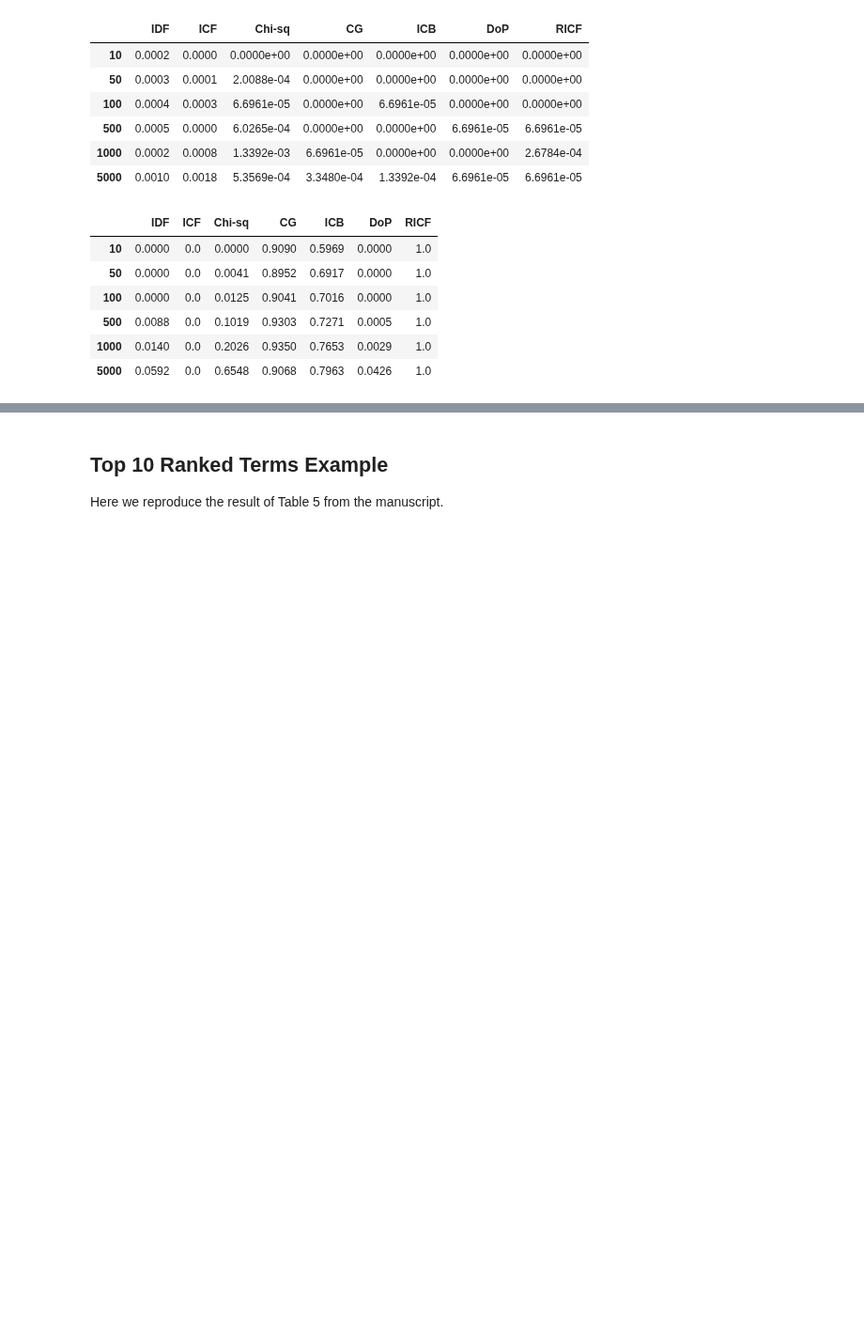
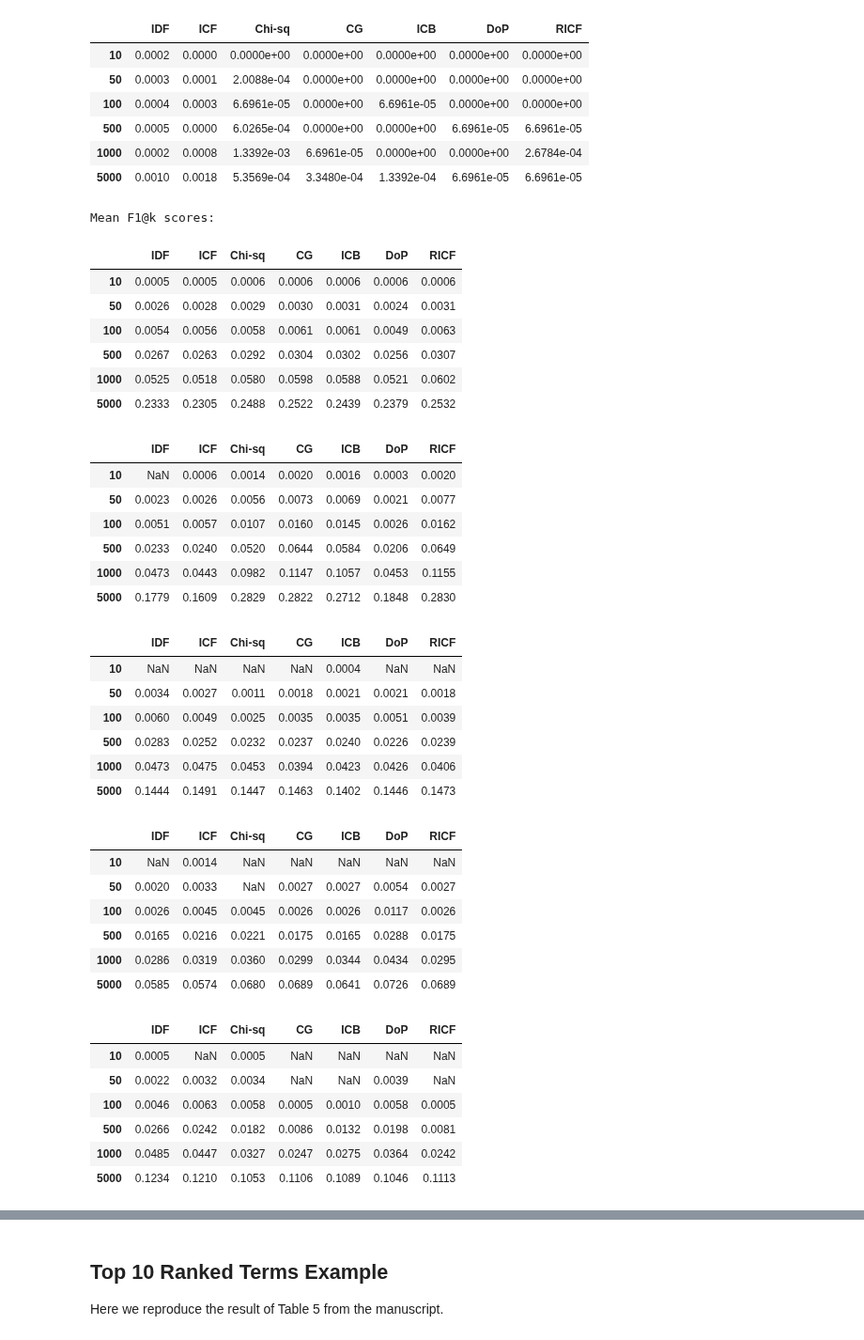
Before and after one commit to Sheridan-Stable/bursty-term-measure, a Jupyter notebook: genia/3-tables/tables.ipynb, the cells around one changed output, grey strips where cells are left out. Shown at 94% size. Saved outputs shown, nothing was run; the diff lists cells and outputs as text; code cells hidden in the pictures; blank space fills up the shorter version.

Commit message:
f1 at k score function

```diff
--- a/genia/3-tables/tables.ipynb
+++ b/genia/3-tables/tables.ipynb
@@ -642,31 +675,51 @@ R@k scores standard deviations:
 | 500 | 0.0005 | 0.0000 | 6.0265e-04 | 0.0000e+00 | 0.0000e+00 | 6.6961e-05 | 6.6961e-05 |
 | 1000 | 0.0002 | 0.0008 | 1.3392e-03 | 6.6961e-05 | 0.0000e+00 | 0.0000e+00 | 2.6784e-04 |
 | 5000 | 0.0010 | 0.0018 | 5.3569e-04 | 3.3480e-04 | 1.3392e-04 | 6.6961e-05 | 6.6961e-05 |
-# %%
-def calculate_mean_rbo_scores(scores_list):
-    R = len(scores_list) # Number of replicates
-    H = len(scores_list[0]) # Number of dispersion metrics
-    d_metrics = scores_list[0].columns # Dispersion metrics by name
-    k_values = scores_list[0].index # Top k values
-    result = {}
-
-    for d_metric in d_metrics:
-        scores = [scores_list[r][d_metric].values for r in range(R)]
-        mean_scores = np.mean(scores, axis=0)
-        result[d_metric] = mean_scores
-
-    return pd.DataFrame(result, index=k_values)
-
-# Calculate mean RBO scores and display to console
-mean_rbo_scores = calculate_mean_rbo_scores(all_rbo_scores)
-
-with pd.option_context('display.precision', 4):
-    display(mean_rbo_scores)
-# %% [output]
-|  | IDF | ICF | Chi-sq | CG | ICB | DoP | RICF |
-| 10 | 0.0000 | 0.0 | 0.0000 | 0.9090 | 0.5969 | 0.0000 | 1.0 |
-| 50 | 0.0000 | 0.0 | 0.0041 | 0.8952 | 0.6917 | 0.0000 | 1.0 |
-| 100 | 0.0000 | 0.0 | 0.0125 | 0.9041 | 0.7016 | 0.0000 | 1.0 |
-| 500 | 0.0088 | 0.0 | 0.1019 | 0.9303 | 0.7271 | 0.0005 | 1.0 |
-| 1000 | 0.0140 | 0.0 | 0.2026 | 0.9350 | 0.7653 | 0.0029 | 1.0 |
-| 5000 | 0.0592 | 0.0 | 0.6548 | 0.9068 | 0.7963 | 0.0426 | 1.0 |
+# %%
+# Calculate mean F1@k scores and display to console
+all_fk_scores_means = calculate_means(all_fk_scores)
+print("Mean F1@k scores:")
+with pd.option_context('display.precision', 4):
+    display(all_fk_scores_means[0])
+    display(all_fk_scores_means[1])
+    display(all_fk_scores_means[2])
+    display(all_fk_scores_means[3])
+    display(all_fk_scores_means[4])
+    display(all_fk_scores_means[5])
+# %% [output]
+Mean F1@k scores:
+|  | IDF | ICF | Chi-sq | CG | ICB | DoP | RICF |
+| 10 | 0.0005 | 0.0005 | 0.0006 | 0.0006 | 0.0006 | 0.0006 | 0.0006 |
+| 50 | 0.0026 | 0.0028 | 0.0029 | 0.0030 | 0.0031 | 0.0024 | 0.0031 |
+| 100 | 0.0054 | 0.0056 | 0.0058 | 0.0061 | 0.0061 | 0.0049 | 0.0063 |
+| 500 | 0.0267 | 0.0263 | 0.0292 | 0.0304 | 0.0302 | 0.0256 | 0.0307 |
+| 1000 | 0.0525 | 0.0518 | 0.0580 | 0.0598 | 0.0588 | 0.0521 | 0.0602 |
+| 5000 | 0.2333 | 0.2305 | 0.2488 | 0.2522 | 0.2439 | 0.2379 | 0.2532 |
+|  | IDF | ICF | Chi-sq | CG | ICB | DoP | RICF |
+| 10 | NaN | 0.0006 | 0.0014 | 0.0020 | 0.0016 | 0.0003 | 0.0020 |
+| 50 | 0.0023 | 0.0026 | 0.0056 | 0.0073 | 0.0069 | 0.0021 | 0.0077 |
+| 100 | 0.0051 | 0.0057 | 0.0107 | 0.0160 | 0.0145 | 0.0026 | 0.0162 |
+| 500 | 0.0233 | 0.0240 | 0.0520 | 0.0644 | 0.0584 | 0.0206 | 0.0649 |
+| 1000 | 0.0473 | 0.0443 | 0.0982 | 0.1147 | 0.1057 | 0.0453 | 0.1155 |
+| 5000 | 0.1779 | 0.1609 | 0.2829 | 0.2822 | 0.2712 | 0.1848 | 0.2830 |
+|  | IDF | ICF | Chi-sq | CG | ICB | DoP | RICF |
+| 10 | NaN | NaN | NaN | NaN | 0.0004 | NaN | NaN |
+| 50 | 0.0034 | 0.0027 | 0.0011 | 0.0018 | 0.0021 | 0.0021 | 0.0018 |
+| 100 | 0.0060 | 0.0049 | 0.0025 | 0.0035 | 0.0035 | 0.0051 | 0.0039 |
+| 500 | 0.0283 | 0.0252 | 0.0232 | 0.0237 | 0.0240 | 0.0226 | 0.0239 |
+| 1000 | 0.0473 | 0.0475 | 0.0453 | 0.0394 | 0.0423 | 0.0426 | 0.0406 |
+| 5000 | 0.1444 | 0.1491 | 0.1447 | 0.1463 | 0.1402 | 0.1446 | 0.1473 |
+|  | IDF | ICF | Chi-sq | CG | ICB | DoP | RICF |
+| 10 | NaN | 0.0014 | NaN | NaN | NaN | NaN | NaN |
+| 50 | 0.0020 | 0.0033 | NaN | 0.0027 | 0.0027 | 0.0054 | 0.0027 |
+| 100 | 0.0026 | 0.0045 | 0.0045 | 0.0026 | 0.0026 | 0.0117 | 0.0026 |
+| 500 | 0.0165 | 0.0216 | 0.0221 | 0.0175 | 0.0165 | 0.0288 | 0.0175 |
+| 1000 | 0.0286 | 0.0319 | 0.0360 | 0.0299 | 0.0344 | 0.0434 | 0.0295 |
+| 5000 | 0.0585 | 0.0574 | 0.0680 | 0.0689 | 0.0641 | 0.0726 | 0.0689 |
+|  | IDF | ICF | Chi-sq | CG | ICB | DoP | RICF |
+| 10 | 0.0005 | NaN | 0.0005 | NaN | NaN | NaN | NaN |
+| 50 | 0.0022 | 0.0032 | 0.0034 | NaN | NaN | 0.0039 | NaN |
+| 100 | 0.0046 | 0.0063 | 0.0058 | 0.0005 | 0.0010 | 0.0058 | 0.0005 |
+| 500 | 0.0266 | 0.0242 | 0.0182 | 0.0086 | 0.0132 | 0.0198 | 0.0081 |
+| 1000 | 0.0485 | 0.0447 | 0.0327 | 0.0247 | 0.0275 | 0.0364 | 0.0242 |
+| 5000 | 0.1234 | 0.1210 | 0.1053 | 0.1106 | 0.1089 | 0.1046 | 0.1113 |
```
Also changed, not shown: parts of 13 cells of this notebook.
